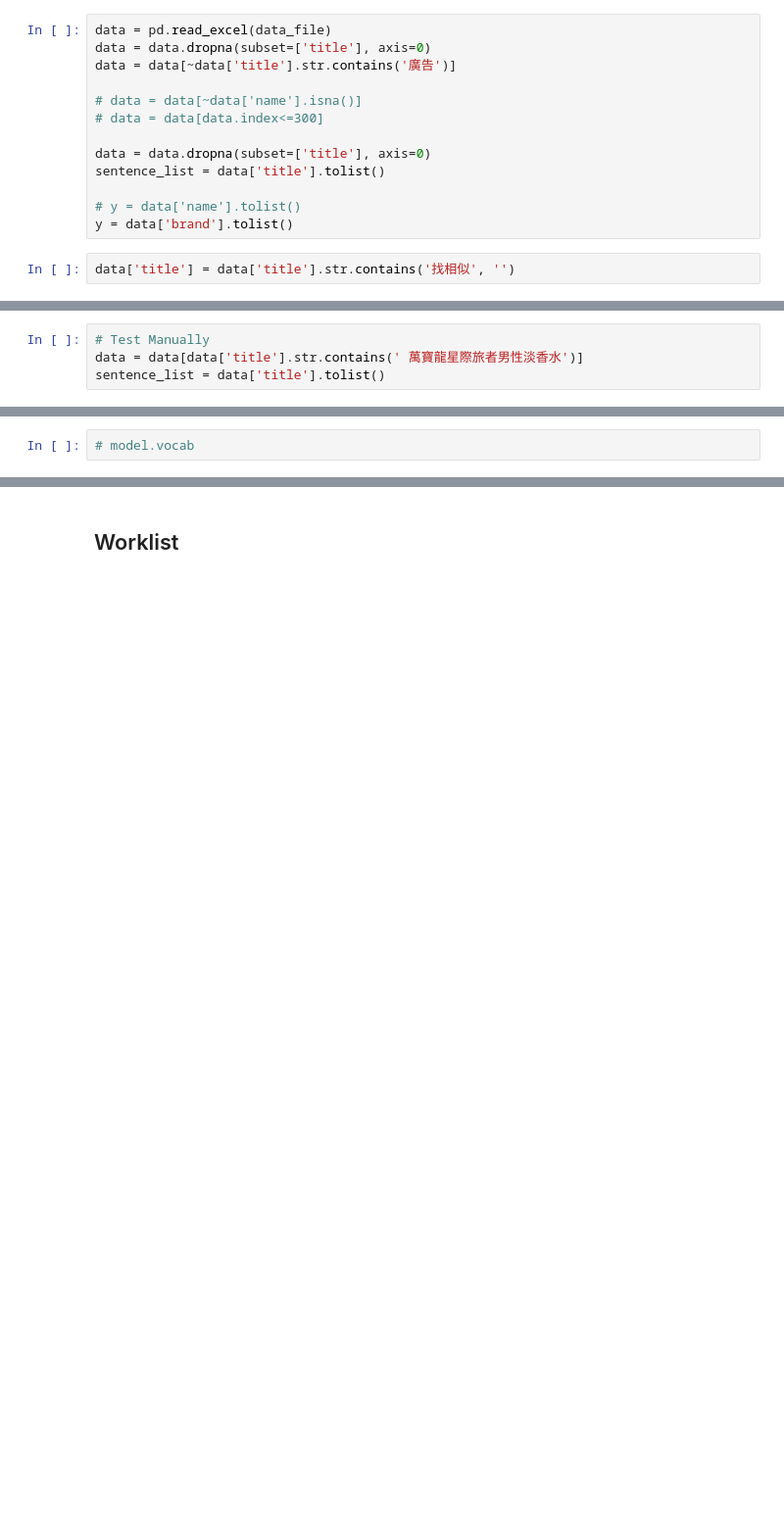
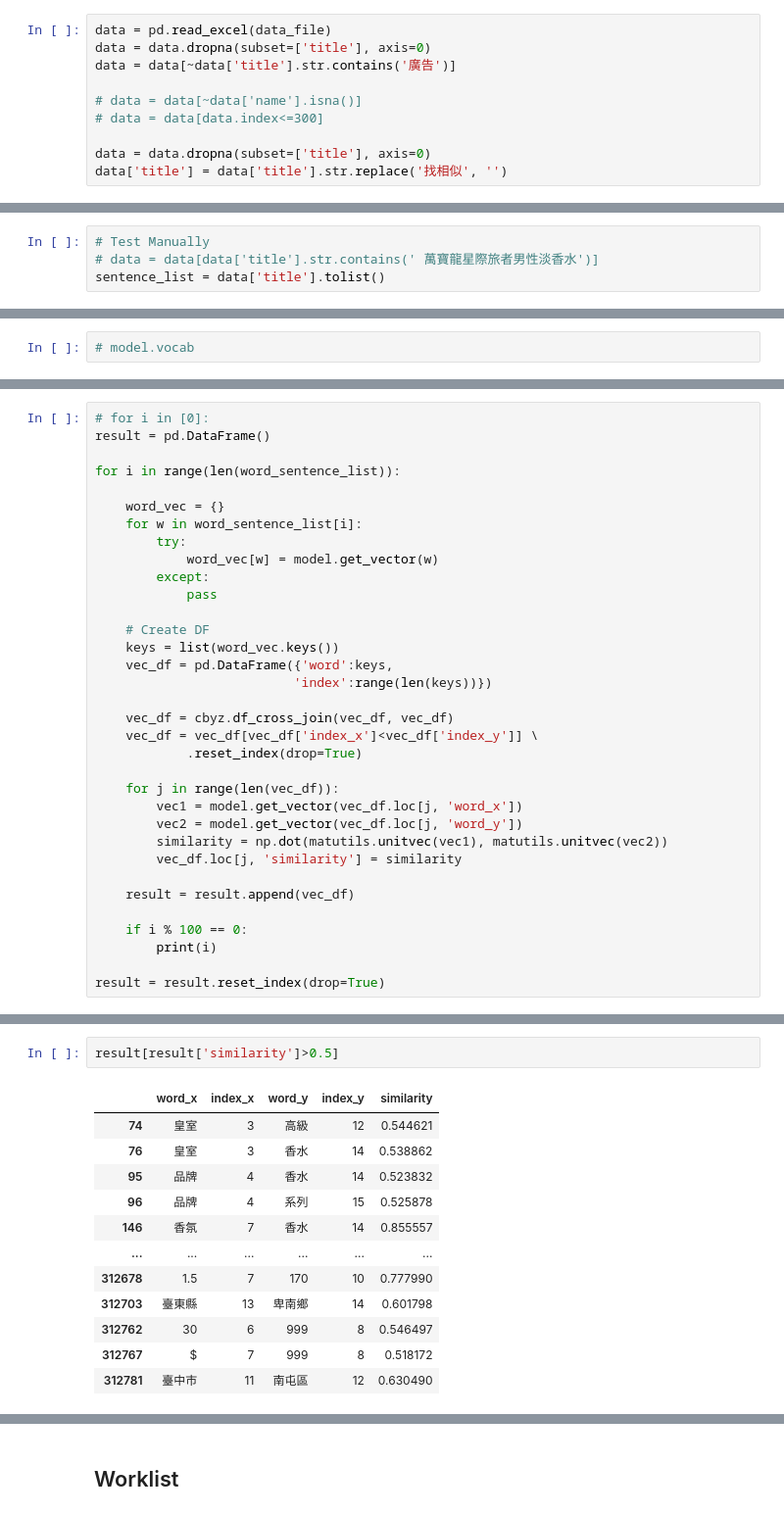
Before and after one commit to aronhack/Perfume, a Jupyter notebook: 2_NLP/nlp_v0_0300.ipynb, the cells around one changed output, grey strips where cells are left out. Shown at 98% size. Saved outputs shown, nothing was run; the diff lists cells and outputs as text; blank space fills up the shorter version.

```diff
--- a/2_NLP/nlp_v0_0300.ipynb
+++ b/2_NLP/nlp_v0_0300.ipynb
@@ -76,9 +76,4 @@ data = data[~data['title'].str.contains('廣告')]
 # data = data[data.index<=300]
 
 data = data.dropna(subset=['title'], axis=0)
-sentence_list = data['title'].tolist()
-
-# y = data['name'].tolist()
-y = data['brand'].tolist()
+data['title'] = data['title'].str.replace('找相似', '')
-# %%
-data['title'] = data['title'].str.contains('找相似', '')
@@ -85,6 +85,6 @@ data['title'] = data['title'].str.contains('找相似', '')
 # %%
 # Test Manually
-data = data[data['title'].str.contains(' 萬寶龍星際旅者男性淡香水')]
+# data = data[data['title'].str.contains(' 萬寶龍星際旅者男性淡香水')]
 sentence_list = data['title'].tolist()
 # %%
 word_sentence_list = ws(
@@ -363,0 +397,34 @@ np.dot(matutils.unitvec(vec1), matutils.unitvec(vec2))
+# %%
+# for i in [0]:
+result = pd.DataFrame()
+
+for i in range(len(word_sentence_list)):
+
+    word_vec = {}
+    for w in word_sentence_list[i]:
+        try:
+            word_vec[w] = model.get_vector(w)
+        except:
+            pass
+
+    # Create DF
+    keys = list(word_vec.keys())
+    vec_df = pd.DataFrame({'word':keys,
+                          'index':range(len(keys))})
+
+    vec_df = cbyz.df_cross_join(vec_df, vec_df)
+    vec_df = vec_df[vec_df['index_x']<vec_df['index_y']] \
+            .reset_index(drop=True)
+
+    for j in range(len(vec_df)):
+        vec1 = model.get_vector(vec_df.loc[j, 'word_x'])
+        vec2 = model.get_vector(vec_df.loc[j, 'word_y'])
+        similarity = np.dot(matutils.unitvec(vec1), matutils.unitvec(vec2))
+        vec_df.loc[j, 'similarity'] = similarity
+
+    result = result.append(vec_df)
+
+    if i % 100 == 0:
+        print(i)
+
+result = result.reset_index(drop=True)
@@ -363,0 +449,15 @@ np.dot(matutils.unitvec(vec1), matutils.unitvec(vec2))
+# %%
+result[result['similarity']>0.5]
+# %% [output]
+|  | word_x | index_x | word_y | index_y | similarity |
+| 74 | 皇室 | 3 | 高級 | 12 | 0.544621 |
+| 76 | 皇室 | 3 | 香水 | 14 | 0.538862 |
+| 95 | 品牌 | 4 | 香水 | 14 | 0.523832 |
+| 96 | 品牌 | 4 | 系列 | 15 | 0.525878 |
+| 146 | 香氛 | 7 | 香水 | 14 | 0.855557 |
+| ... | ... | ... | ... | ... | ... |
+| 312678 | 1.5 | 7 | 170 | 10 | 0.777990 |
+| 312703 | 臺東縣 | 13 | 卑南鄉 | 14 | 0.601798 |
+| 312762 | 30 | 6 | 999 | 8 | 0.546497 |
+| 312767 | $ | 7 | 999 | 8 | 0.518172 |
+| 312781 | 臺中市 | 11 | 南屯區 | 12 | 0.630490 |
```
Also changed, not shown: parts of 18 cells of this notebook, 1 other file.
